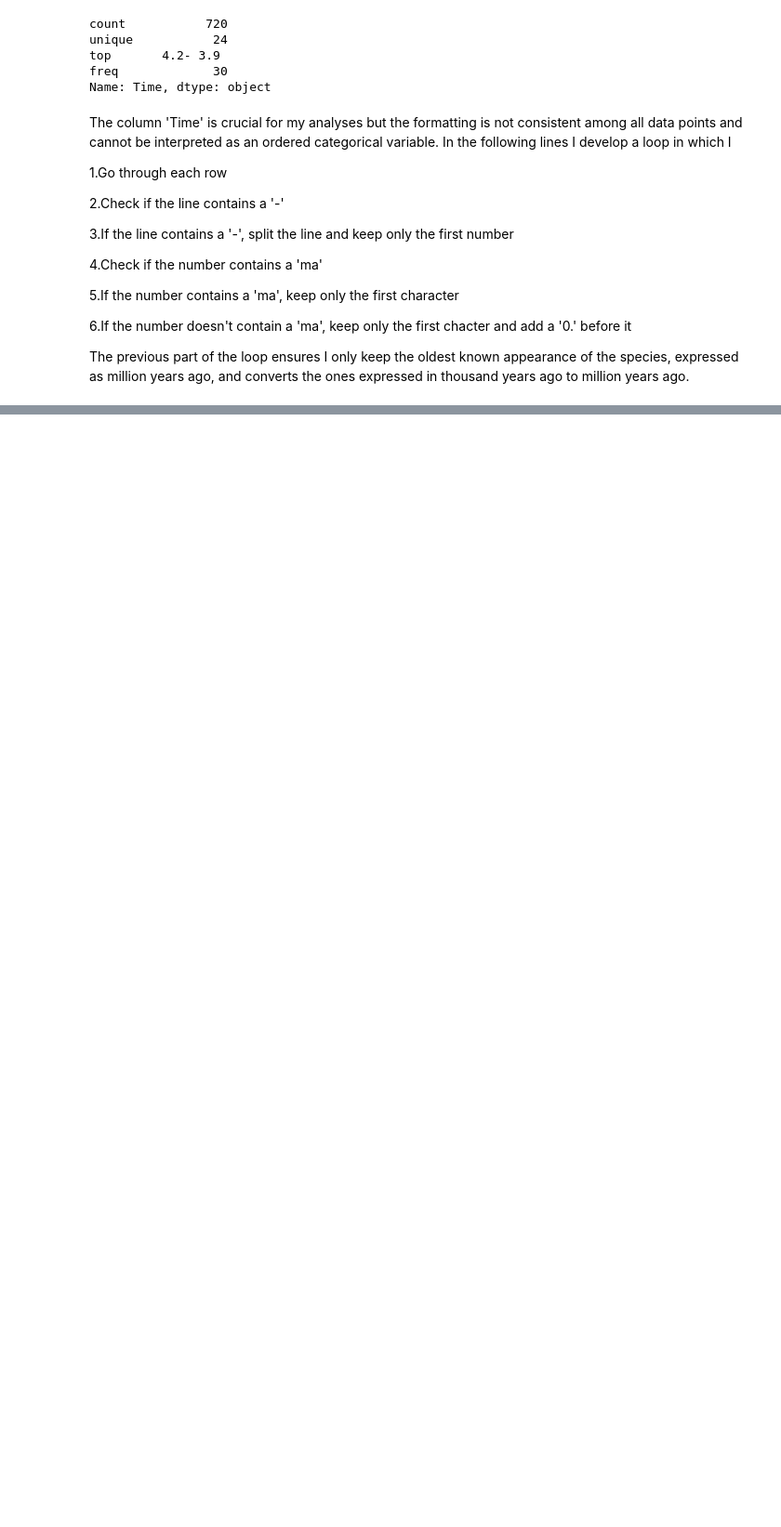
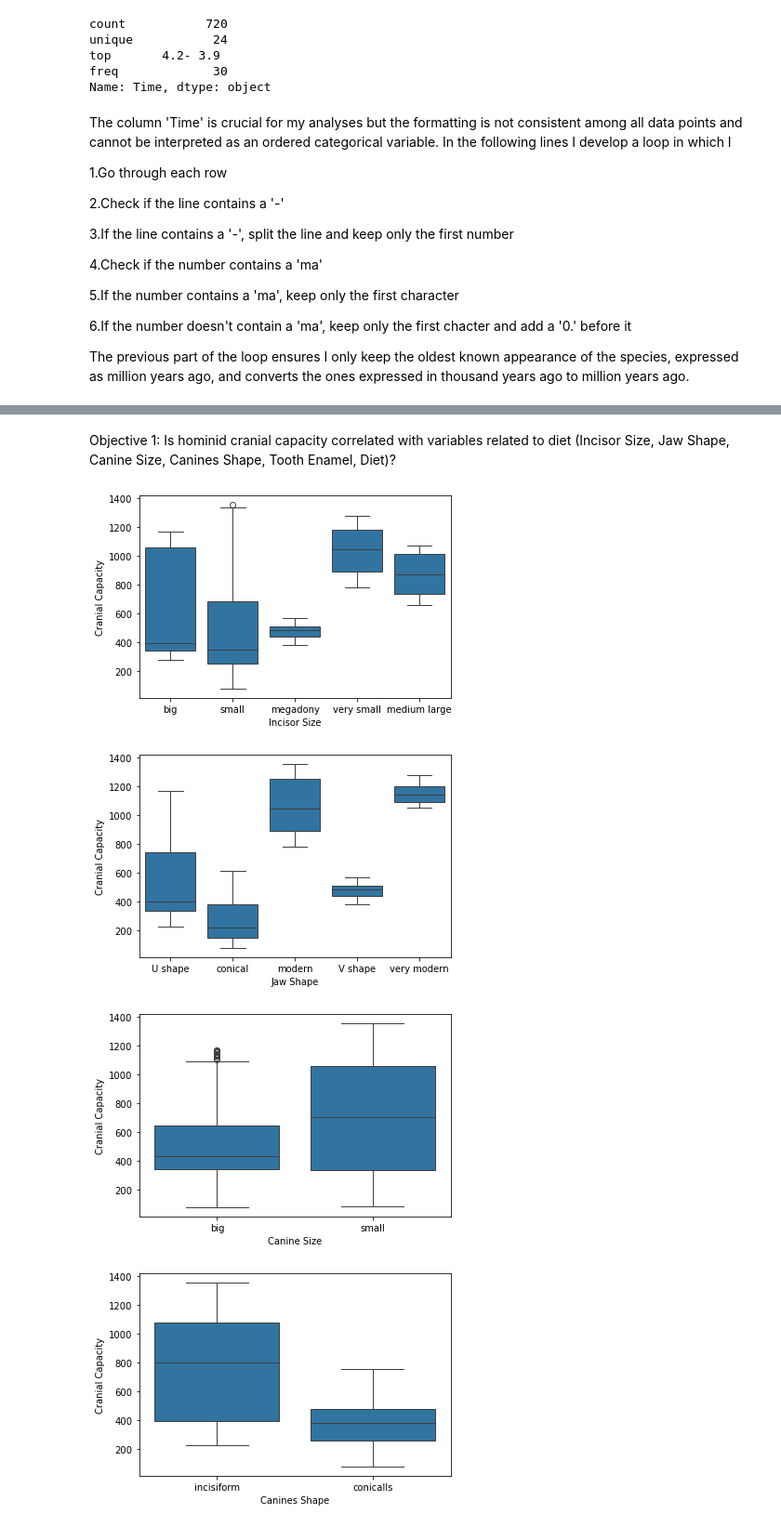
Before and after one commit to gutinata/CodeMedley, a Jupyter notebook: ML_AI_Foundations_Final_Project/Hominid_dataset_analysis.ipynb, the cells around one changed output, grey strips where cells are left out. Shown at 93% size. Drawn from its saved outputs; the diff is of its cells as text; code cells hidden in the pictures; blank space fills up the shorter version.

```diff
--- a/ML_AI_Foundations_Final_Project/Hominid_dataset_analysis.ipynb
+++ b/ML_AI_Foundations_Final_Project/Hominid_dataset_analysis.ipynb
@@ -52,22 +42,3 @@ The column 'Time' is crucial for my analyses but the formatting is not consisten
 6.If the number doesn't contain a 'ma', keep only the first chacter and add a '0.' before it
 
 The previous part of the loop ensures I only keep the oldest known appearance of the species, expressed as million years ago, and converts the ones expressed in thousand years ago to million years ago.
-# %%
-#Converting Time into Oldest known record (mya)
-
-h_time = hominid['Time']
-mya_time = []
-
-for item in h_time:
-    if '-' in item:
-        x = item.split('-')
-        if 'ma' in x[0]:
-            mya_time.append(x[0][0])
-        elif '.' in x[0]:
-            mya_time.append(x[0])
-        else:
-            mya_time.append('0.' + x[0])
-    else:
-        mya_time.append(item)
-
-print(mya_time)
@@ -76,0 +78,44 @@ print(mya_time)
+# %% [markdown]
+Objective 1: Is hominid cranial capacity correlated with variables related to diet (Incisor Size, Jaw Shape, Canine Size, Canines Shape, Tooth Enamel, Diet)?
+# %%
+#make graphs for each variable
+sns.boxplot(y = 'Cranial_Capacity', x = 'Incisor_Size', data = hominid)
+plt.ylabel('Cranial Capacity')
+plt.xlabel('Incisor Size')
+plt.show()
+plt.close()
+
+sns.boxplot(y = 'Cranial_Capacity', x = 'Jaw_Shape', data = hominid)
+plt.ylabel('Cranial Capacity')
+plt.xlabel('Jaw Shape')
+plt.show()
+plt.close()
+
+sns.boxplot(y = 'Cranial_Capacity', x = 'Canine Size', data = hominid)
+plt.ylabel('Cranial Capacity')
+plt.xlabel('Canine Size')
+plt.show()
+plt.close()
+
+sns.boxplot(y = 'Cranial_Capacity', x = 'Canines_Shape', data = hominid)
+plt.ylabel('Cranial Capacity')
+plt.xlabel('Canines Shape')
+plt.show()
+plt.close()
+
+sns.boxplot(x = 'Cranial_Capacity', y = 'Tooth_Enamel', data = hominid)
+plt.xlabel('Cranial Capacity')
+plt.ylabel('Tooth Enamel')
+plt.show()
+plt.close()
+
+sns.boxplot(y = 'Cranial_Capacity', x = 'Diet', data = hominid)
+plt.ylabel('Cranial Capacity')
+plt.xlabel('Diet')
+plt.show()
+plt.close()
+# %% [output]
+[figure, added]
+[figure, added]
+[figure, added]
+[figure, added]
```
Also changed, not shown: parts of 5 cells of this notebook.
